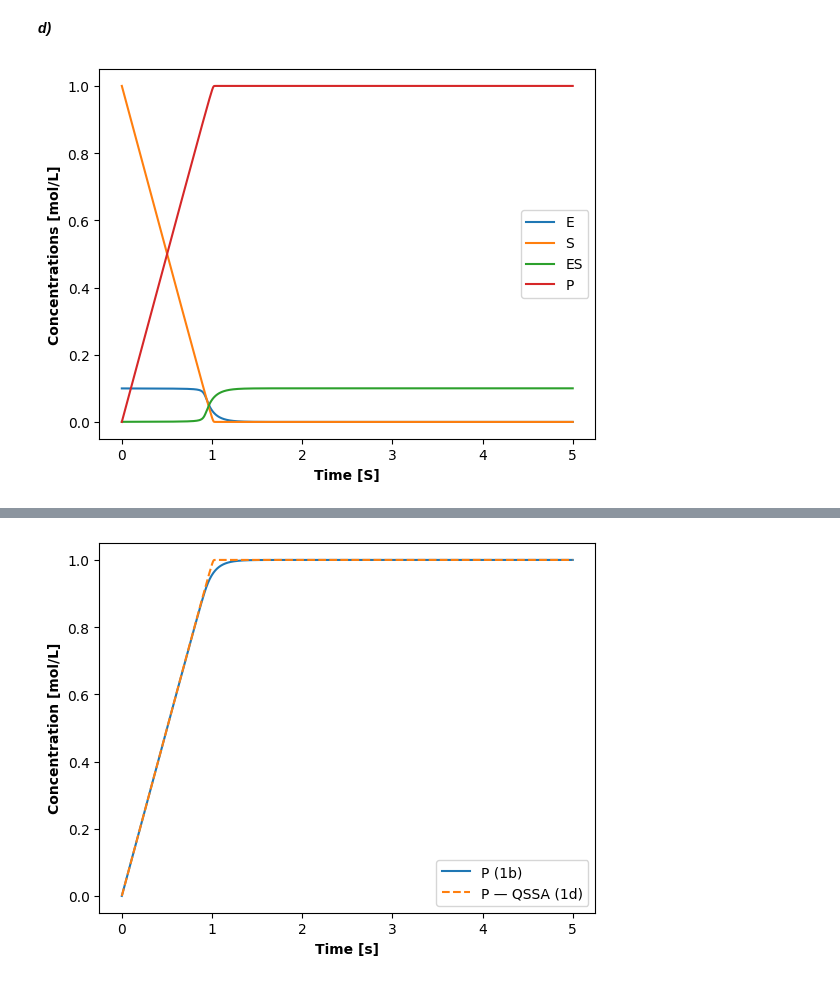
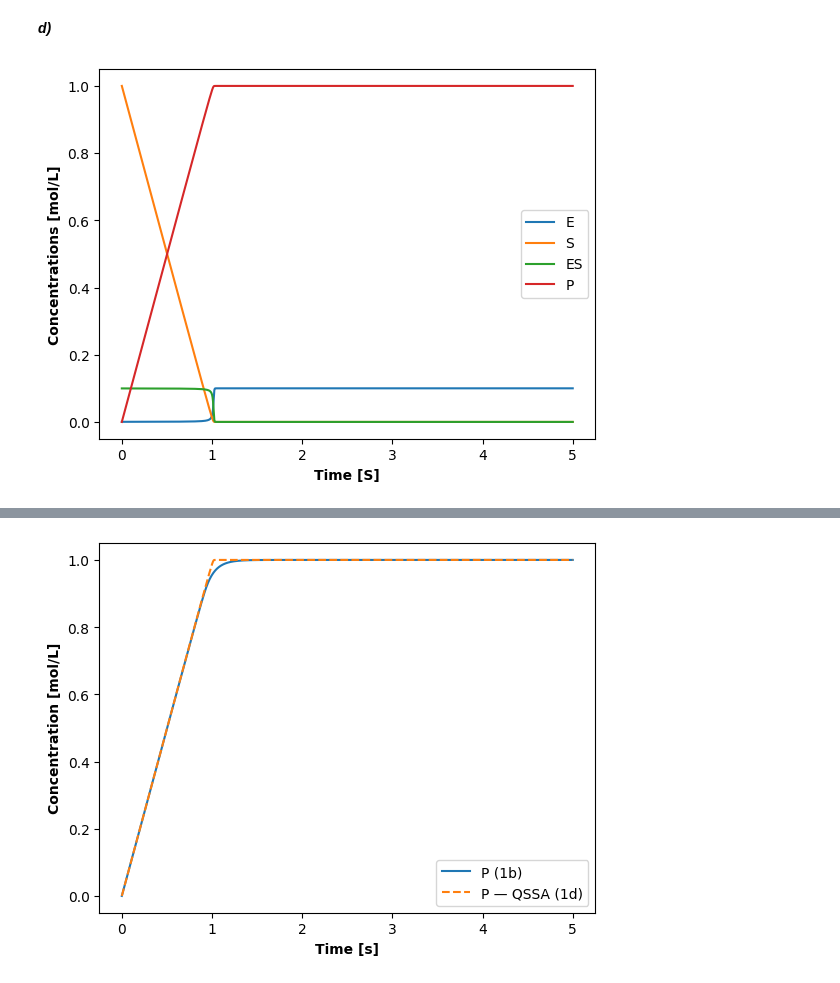
Before and after one commit to vicollari/bioreactor_simulation, a Jupyter notebook: bioreactor_simulation/exercise2.ipynb, the cells around one changed output, grey strips where cells are left out. Saved outputs shown, nothing was run; the diff lists cells and outputs as text; code cells hidden in the pictures.

```diff
--- a/bioreactor_simulation/exercise2.ipynb
+++ b/bioreactor_simulation/exercise2.ipynb
@@ -267,43 +234,45 @@ $$
 # %%
 import numpy as np
 from scipy.integrate import odeint
 from matplotlib import pyplot as plt
 
-
-def equations_QSSA(variables,t):
+def equations_QSSA(variables, t):
     S, P = variables
-    kb = 20 #s-1
-    kf = 10000 #L/mol.s
-    kcat = 10 #s-1
-    ES = (kf * E0 * S)/(kcat+ kb + S * kf)
+    kb = 20
+    kf = 10000
+    kcat = 10
+    ES = (kf * E0 * S) / (kcat + kb + S * kf)
     E = E0 - ES
     dS_dt = kb * ES - kf * E * S
     dP_dt = kcat * ES
     return dS_dt, dP_dt
 
-E0 = 0.1 #mol/L
-S0 = 1 #mol/L
-P0 =  0 #mol/L
+E0 = 0.1
+S0 = 1.0
+P0 = 0.0
 initial_conditions = [S0, P0]
 
-kb = 20 #s-1
-kf = 10000 #L/mol.s
-kcat = 10 #s-1
-ES = (kf * E0 * S)/(kcat+ kb + S * kf)
-E = E0 - ES
+kb = 20
+kf = 10000
+kcat = 10
 
-t=np.linspace(start=0, stop=5, num=1000)
-
+t = np.linspace(start=0, stop=5, num=1000)
 results_QSSA = odeint(equations_QSSA, initial_conditions, t)
 
 S, P = results_QSSA.T
-plt.plot(t, ES, t, S, t, E, t, P)
-plt.xlabel("Time [S]", fontweight = "bold")
-plt.ylabel("Concentrations [mol/L]", fontweight = "bold")
+
+# Recompute ES and E from the full solution array
+ES = (kf * E0 * S) / (kcat + kb + S * kf)
+E = E0 - ES
+
+# Plot order and legend now match
+plt.plot(t, E, t, S, t, ES, t, P)
+plt.xlabel("Time [S]", fontweight="bold")
+plt.ylabel("Concentrations [mol/L]", fontweight="bold")
 plt.legend(["E", "S", "ES", "P"])
 plt.show()
 # %% [output]
-[figure, old version]
+[figure, new version]
 # %% [markdown]
 ***Comparison between the full kinetic model and the QSSA model***
 
```
Also changed, not shown: parts of 6 cells of this notebook, 6 other files.
